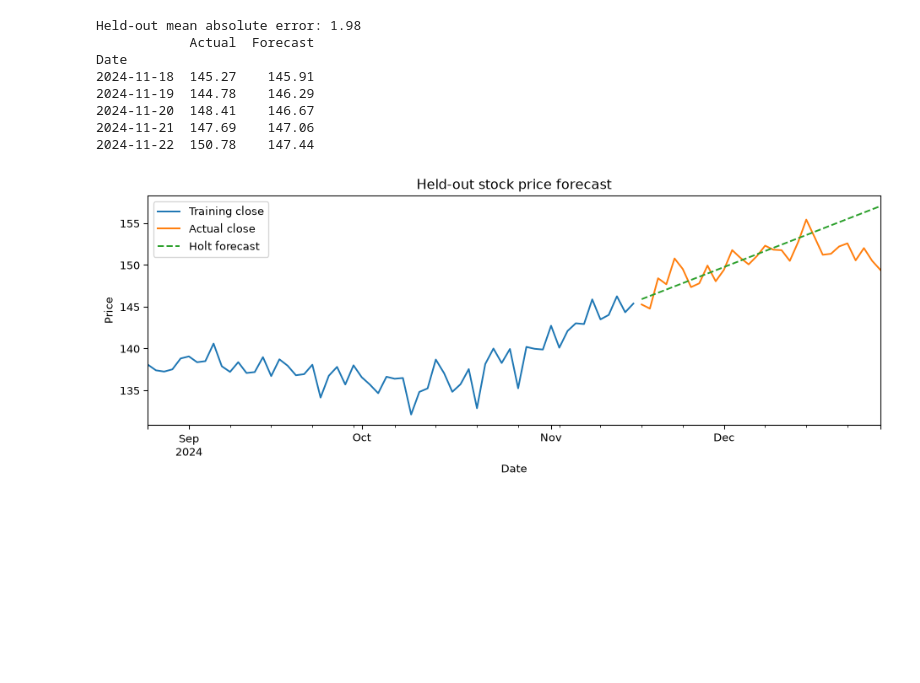
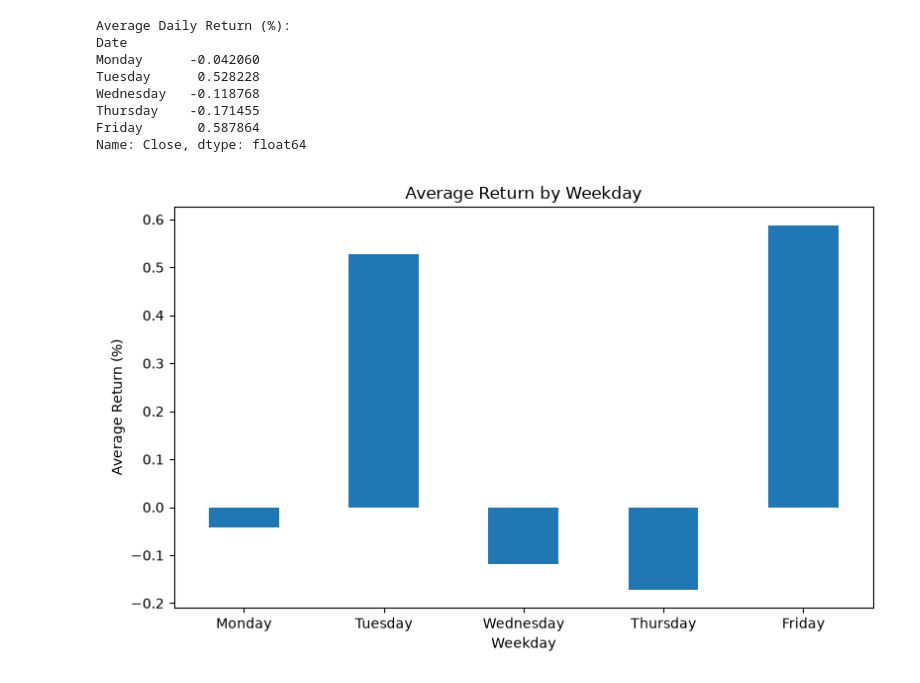
Before and after one commit to AlbatrossC/sppu-academics, a Jupyter notebook: sppucodes/answers/dmv/13_stock_time_series.ipynb, the cells around one changed output. Cells and saved outputs as stored; diff of their text form; code cells hidden in the pictures; blank space fills up the shorter version.

```diff
--- a/sppucodes/answers/dmv/13_stock_time_series.ipynb
+++ b/sppucodes/answers/dmv/13_stock_time_series.ipynb
@@ -59,35 +62,27 @@ MarketIndex  0.915  -0.061        1.000
-# %%
-# Holt's linear exponential smoothing: fit only on the training period.
-train = stocks["Close"].iloc[:-30]
-test = stocks["Close"].iloc[-30:]
-alpha, beta = 0.35, 0.08
-level = float(train.iloc[0])
-trend = float(train.iloc[1] - train.iloc[0])
-for value in train.iloc[1:]:
-    old_level = level
-    level = alpha * float(value) + (1 - alpha) * (level + trend)
-    trend = beta * (level - old_level) + (1 - beta) * trend
-forecast = pd.Series(level + np.arange(1, len(test) + 1) * trend, index=test.index, name="Forecast")
-mae = (forecast - test).abs().mean()
-print("Held-out mean absolute error:", round(mae, 2))
-print(pd.DataFrame({"Actual": test, "Forecast": forecast}).head().round(2).to_string())
-# %% [output]
-Held-out mean absolute error: 1.98
-            Actual  Forecast
-Date
-2024-11-18  145.27    145.91
-2024-11-19  144.78    146.29
-2024-11-20  148.41    146.67
-2024-11-21  147.69    147.06
-2024-11-22  150.78    147.44
-# %%
-# Compare the held-out prices with the exponential-smoothing forecast.
-ax = train.iloc[-60:].plot(figsize=(10, 4), label="Training close")
-test.plot(ax=ax, label="Actual close")
-forecast.plot(ax=ax, label="Holt forecast", linestyle="--")
-ax.set(title="Held-out stock price forecast", ylabel="Price")
-ax.legend()
-plt.tight_layout()
-plt.show()
-# %% [output]
-[figure, removed]
+# %%
+# Average daily return by weekday
+returns = df["Close"].pct_change()
+weekday_returns = returns.groupby(df.index.day_name()).mean()
+weekday_returns = weekday_returns.reindex([
+    "Monday", "Tuesday", "Wednesday", "Thursday", "Friday"
+]) * 100
+print("Average Daily Return (%):")
+print(weekday_returns)
+
+weekday_returns.plot(kind="bar", figsize=(8, 5))
+plt.title("Average Return by Weekday")
+plt.xlabel("Weekday")
+plt.ylabel("Average Return (%)")
+plt.xticks(rotation=0)
+plt.tight_layout()
+plt.show()
+# %% [output]
+Average Daily Return (%):
+Date
+Monday      -0.042060
+Tuesday      0.528228
+Wednesday   -0.118768
+Thursday    -0.171455
+Friday       0.587864
+Name: Close, dtype: float64
+[figure, added]
```
Also changed, not shown: parts of 11 cells of this notebook, 10 other files.
